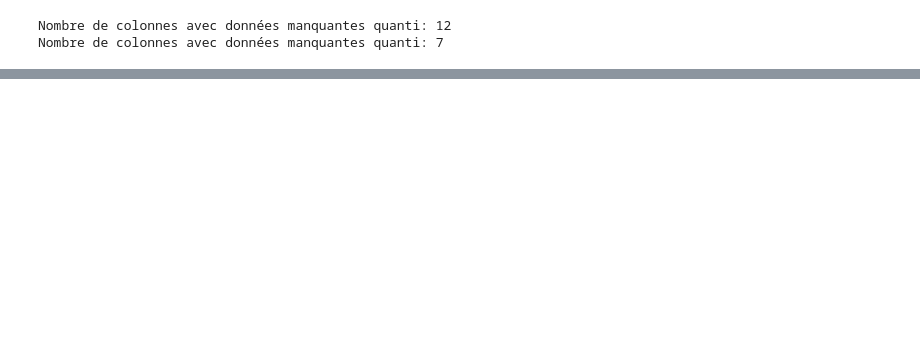
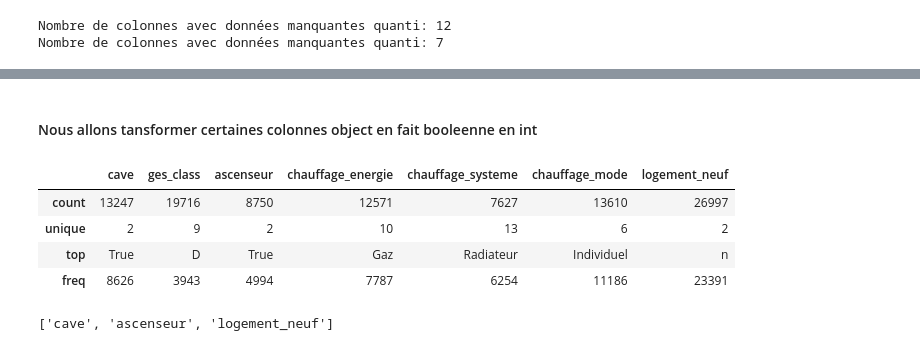
Before and after one commit to Hugues360/Projet_DS2025, a Jupyter notebook: Etape_2_Fill_Na.ipynb, the cells around one changed output, grey strips where cells are left out. Saved outputs shown, nothing was run; the diff lists cells and outputs as text; code cells hidden in the pictures; blank space fills up the shorter version.

Commit message:
Adding qualitatuve feature filling and handling train/test split

```diff
--- a/Etape_2_Fill_Na.ipynb
+++ b/Etape_2_Fill_Na.ipynb
@@ -129,4 +113,4 @@ Index(['surface_terrain', 'dpeC', 'nb_etages', 'places_parking',
 # %%
-valeurs_manq_resid_list_quali = df_ventes_filtered[valeurs_manq_resid_list].select_dtypes(include='object').columns
-valeurs_manq_resid_list_quali
+valeurs_manq_resid_quali = [col for  col in df_ventes_filtered.select_dtypes(include='object').columns if df_ventes_filtered[col].isna().sum() > 0]
+valeurs_manq_resid_quali
 # %% [output]
@@ -142,0 +131,11 @@ Nombre de colonnes avec données manquantes quanti: 7
+# %%
+col_float = df_ventes_filtered[valeurs_manq_resid_quanti].select_dtypes(include='float64').columns
+# %%
+col_int = []
+for col in col_float:
+    array_col = np.array(df_ventes_filtered[df_ventes_filtered[col].notna()][col])
+    array_col_round = np.round(array_col)
+    array_real_float = array_col[array_col != array_col_round]
+    print(f"Col: {col}, Nombre d'éléments non Na: {len(array_col)}, nombre d'éléments non entiers: {len(array_real_float)}")
+    if len(array_real_float) == 0:
+        col_int.append(col)
@@ -142,0 +165,3 @@ Nombre de colonnes avec données manquantes quanti: 7
+# %%
+for col in col_int:
+    df_ventes_filtered[col] = df_ventes_filtered[col].astype('Int64')
@@ -142,0 +190,16 @@ Nombre de colonnes avec données manquantes quanti: 7
+# %% [markdown]
+#### Nous allons tansformer certaines colonnes object en fait booleenne en int
+# %%
+df_ventes_filtered[valeurs_manq_resid_quali].describe()
+# %% [output]
+|  | cave | ges_class | ascenseur | chauffage_energie | chauffage_systeme | chauffage_mode | logement_neuf |
+| count | 13247 | 19716 | 8750 | 12571 | 7627 | 13610 | 26997 |
+| unique | 2 | 9 | 2 | 10 | 13 | 6 | 2 |
+| top | True | D | True | Gaz | Radiateur | Individuel | n |
+| freq | 8626 | 3943 | 4994 | 7787 | 6254 | 11186 | 23391 |
+# %%
+unique = df_ventes_filtered[valeurs_manq_resid_quali].describe().loc['unique']
+col_bool = list(unique[unique ==2].index)
+col_bool
+# %% [output]
+['cave', 'ascenseur', 'logement_neuf']
```
Also changed, not shown: parts of 78 cells of this notebook.
